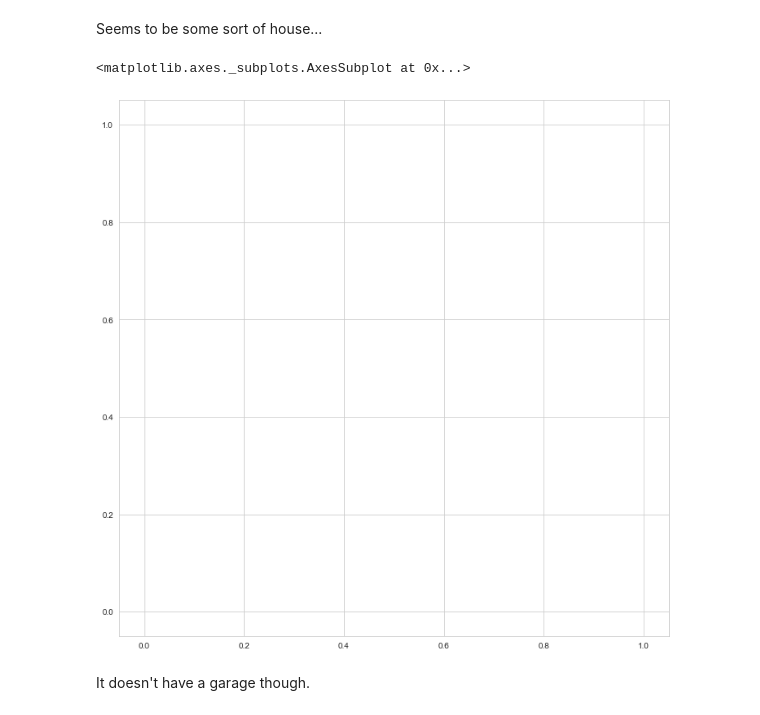
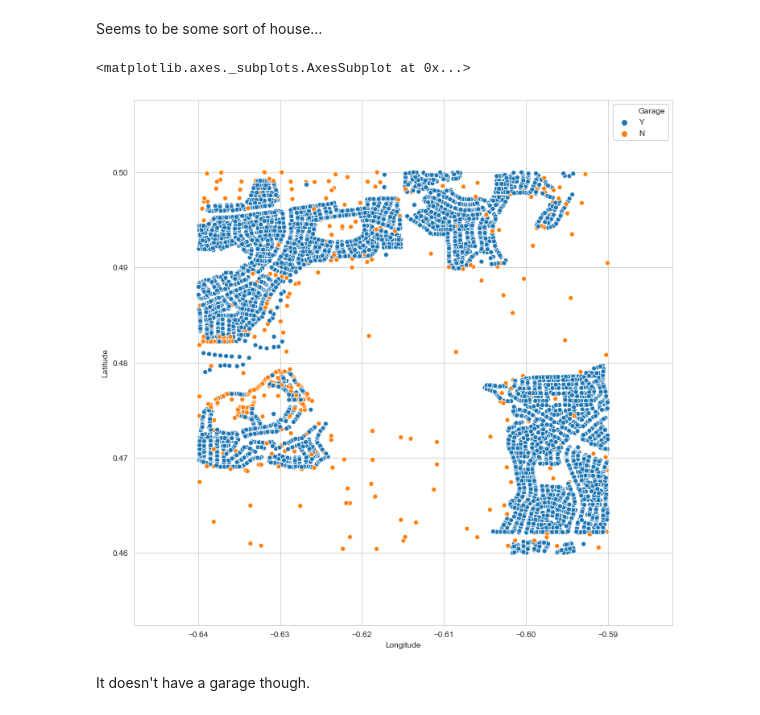
Before and after one commit to psaunderualberta/DataScienceProjects, a Jupyter notebook: Edmonton Housing Data.ipynb, the cells around one changed output. Drawn from its saved outputs; the diff is of its cells as text; code cells hidden in the pictures.

```diff
--- a/Edmonton Housing Data.ipynb
+++ b/Edmonton Housing Data.ipynb
@@ -59,0 +55,17 @@ sns.heatmap(housing.corr())
+# %%
+# Get temporary labels to make the heatmap more descriptive
+from sklearn.preprocessing import LabelEncoder
+
+housingCorr = housing.copy()
+
+cats = ['Street Name', 'Assessment Class', 'Neighbourhood', 'Garage']
+encoder = LabelEncoder()
+
+for cat in cats:
+    housingCorr[cat].mask(housingCorr[cat].isna(), 'null', inplace=True)
+    col = cat + '_label'
+    housingCorr[col] = encoder.fit_transform(housingCorr[cat])
+
+plt.figure(figsize=(12, 9))
+sns.set(font_scale=1.2)
+sns.heatmap(housingCorr.corr())
@@ -233,10 +234,10 @@ Seems to be some sort of house...
 # %%
 plt.figure(figsize=(12, 12))
 sns.scatterplot(x='Longitude', y='Latitude', hue='Garage',
-                data=houseX[((-113.59 > houseX['Longitude']) & (houseX['Longitude'] > -113.64)) & ((53.50 > houseX['Latitude']) & (houseX['Latitude'] > 53.46))])
+                data=houseX[((-0.59 > houseX['Longitude']) & (houseX['Longitude'] > -0.64)) & ((0.50 > houseX['Latitude']) & (houseX['Latitude'] > 0.46))])
 # %% [output]
 <matplotlib.axes._subplots.AxesSubplot at 0x...>
-[figure, old version]
+[figure, new version]
 # %% [markdown]
 It doesn't have a garage though.
 # %% [markdown]
```
Also changed, not shown: parts of 14 cells of this notebook, 1 other file.
